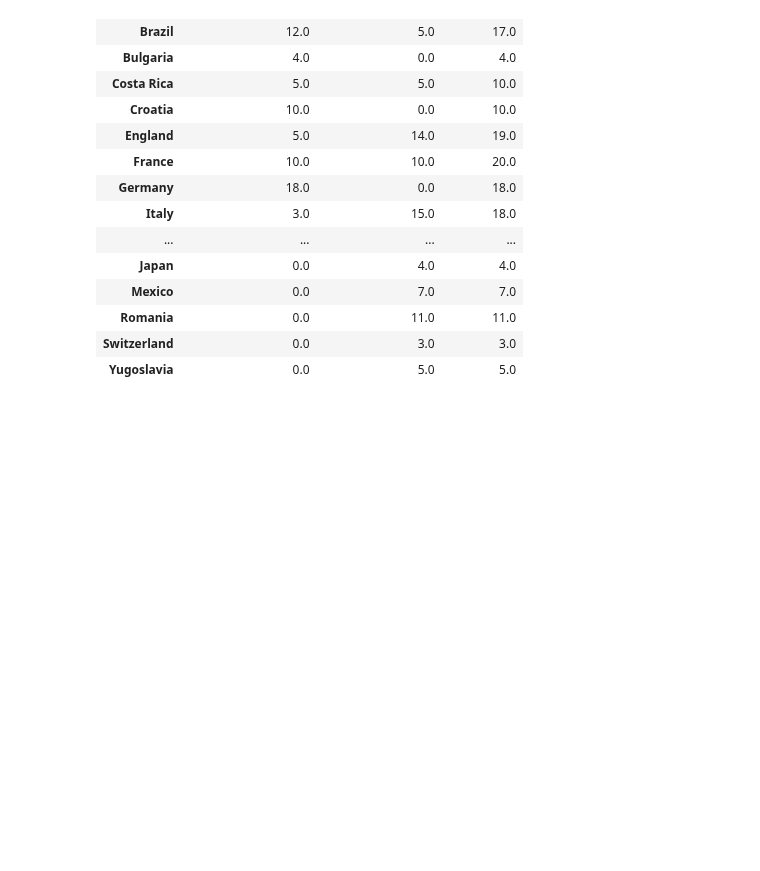
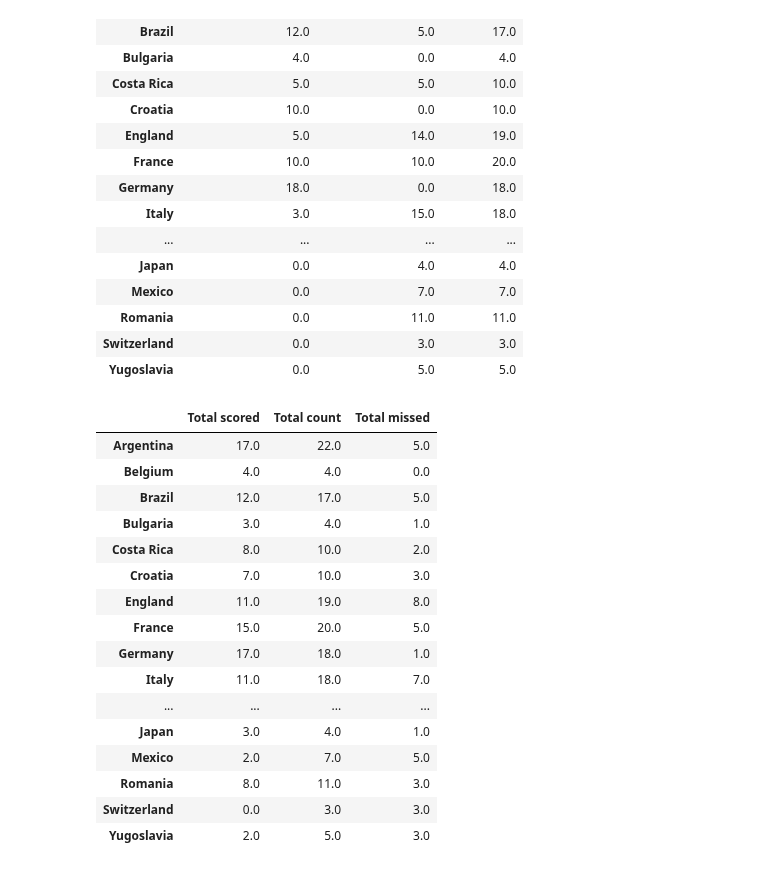
Before and after one commit to hyunjun33/Data_preprocessing, a Jupyter notebook: Preppin' Data 2021 Week 28 Challenge.ipynb, the cells around one changed output. Saved outputs shown, nothing was run; the diff lists cells and outputs as text; code cells hidden in the pictures; blank space fills up the shorter version.

```diff
--- a/Preppin' Data 2021 Week 28 Challenge.ipynb
+++ b/Preppin' Data 2021 Week 28 Challenge.ipynb
@@ -346,3 +346,25 @@ total_shoot
 | Romania | 0.0 | 11.0 | 11.0 |
 | Switzerland | 0.0 | 3.0 | 3.0 |
 | Yugoslavia | 0.0 | 5.0 | 5.0 |
+# %%
+total = pd.concat([total_scored["Total scored"], total_shoot["Total count"]], axis=1)
+total["Total missed"] = total["Total count"] - total["Total scored"]
+total
+# %% [output]
+|  | Total scored | Total count | Total missed |
+| Argentina | 17.0 | 22.0 | 5.0 |
+| Belgium | 4.0 | 4.0 | 0.0 |
+| Brazil | 12.0 | 17.0 | 5.0 |
+| Bulgaria | 3.0 | 4.0 | 1.0 |
+| Costa Rica | 8.0 | 10.0 | 2.0 |
+| Croatia | 7.0 | 10.0 | 3.0 |
+| England | 11.0 | 19.0 | 8.0 |
+| France | 15.0 | 20.0 | 5.0 |
+| Germany | 17.0 | 18.0 | 1.0 |
+| Italy | 11.0 | 18.0 | 7.0 |
+| ... | ... | ... | ... |
+| Japan | 3.0 | 4.0 | 1.0 |
+| Mexico | 2.0 | 7.0 | 5.0 |
+| Romania | 8.0 | 11.0 | 3.0 |
+| Switzerland | 0.0 | 3.0 | 3.0 |
+| Yugoslavia | 2.0 | 5.0 | 3.0 |
```
Also changed, not shown: parts of 3 cells of this notebook.
